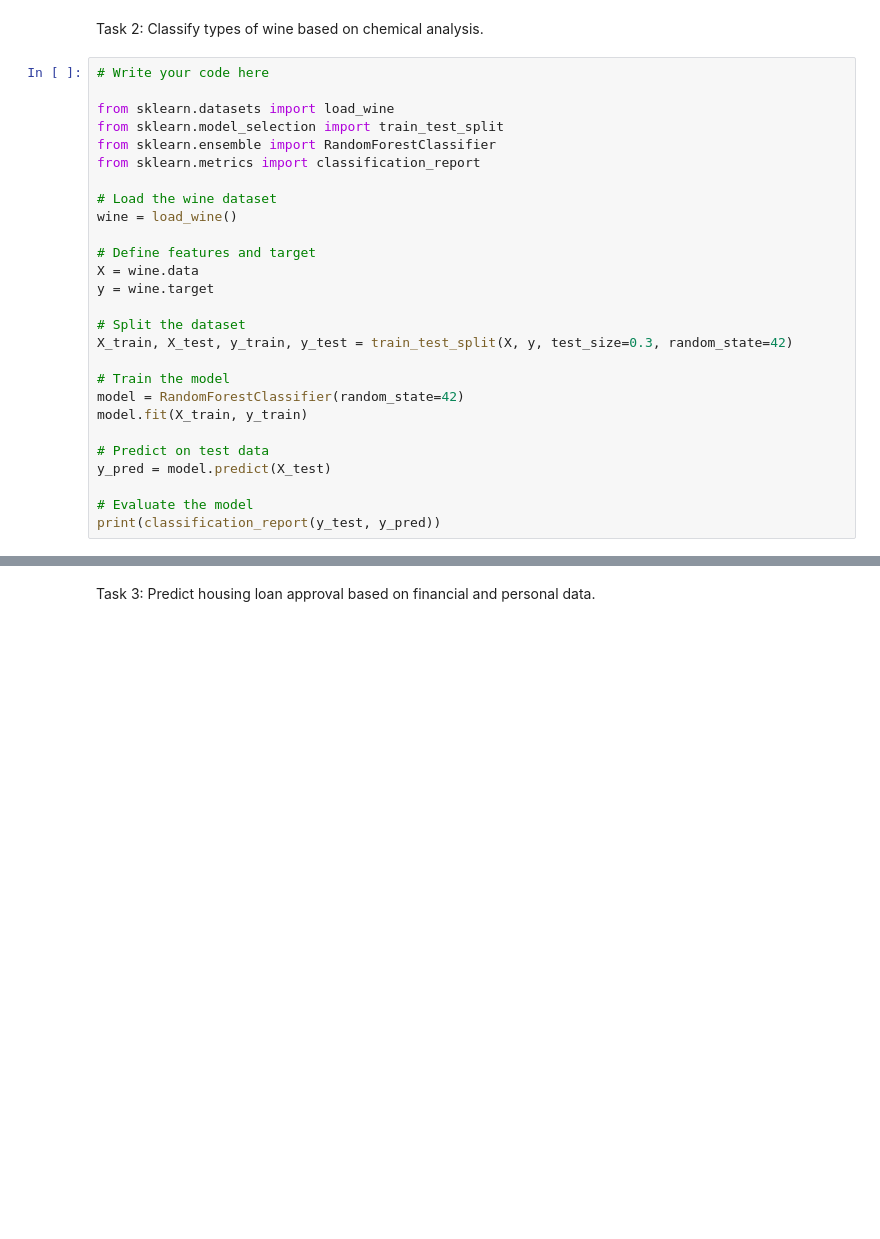
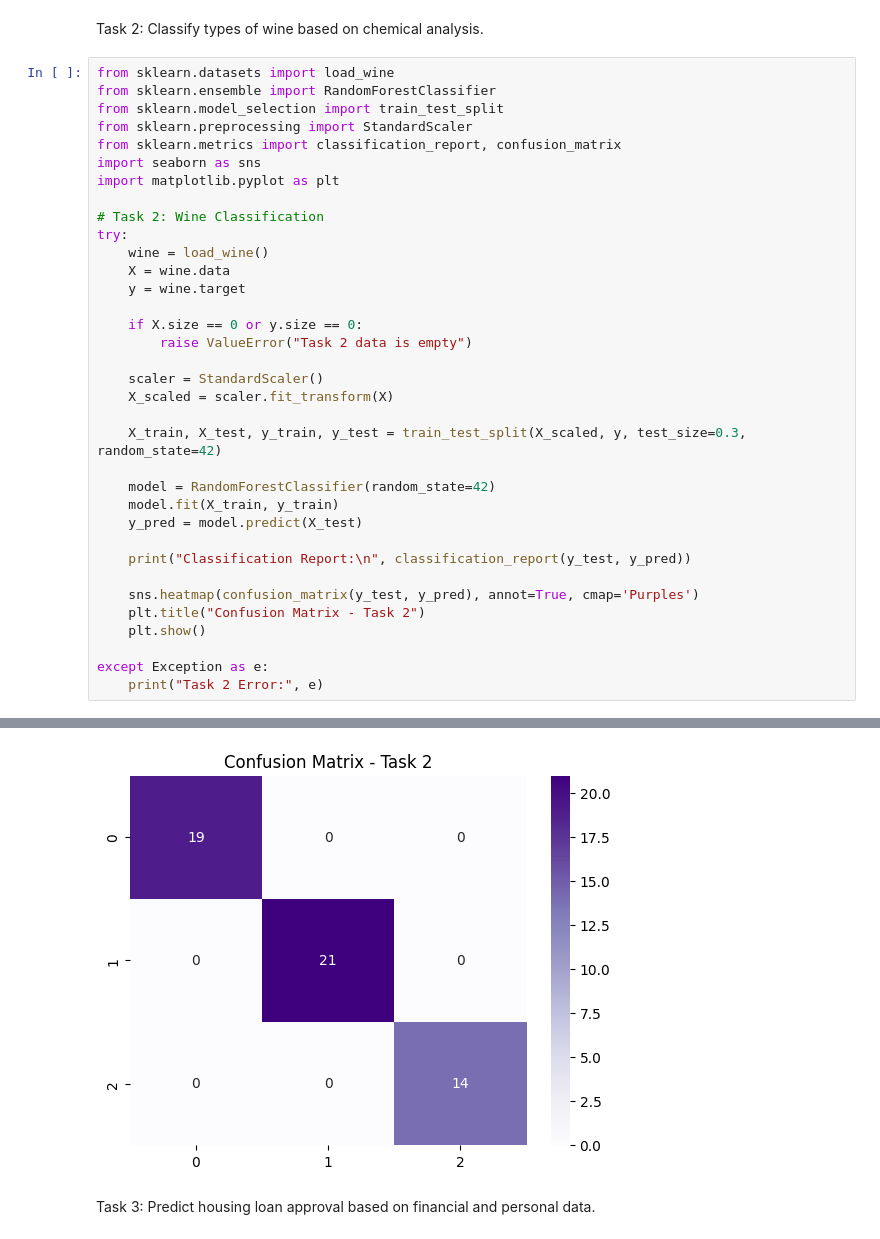
Before and after one commit to ananya20037/AI---ML, a Jupyter notebook: src/Module 5/Introduction to Classification Algorithms/Qn5.ipynb, the cells around one changed output, grey strips where cells are left out. Drawn from its saved outputs; the diff is of its cells as text; blank space fills up the shorter version.

```diff
--- a/src/Module 5/Introduction to Classification Algorithms/Qn5.ipynb
+++ b/src/Module 5/Introduction to Classification Algorithms/Qn5.ipynb
@@ -53,30 +75,38 @@ weighted avg       1.00      1.00      1.00         3
 # %% [markdown]
 Task 2: Classify types of wine based on chemical analysis.
 # %%
-# Write your code here
+from sklearn.datasets import load_wine
+from sklearn.ensemble import RandomForestClassifier
+from sklearn.model_selection import train_test_split
+from sklearn.preprocessing import StandardScaler
+from sklearn.metrics import classification_report, confusion_matrix
+import seaborn as sns
+import matplotlib.pyplot as plt
 
-from sklearn.datasets import load_wine
-from sklearn.model_selection import train_test_split
-from sklearn.ensemble import RandomForestClassifier
-from sklearn.metrics import classification_report
+# Task 2: Wine Classification
+try:
+    wine = load_wine()
+    X = wine.data
+    y = wine.target
 
-# Load the wine dataset
-wine = load_wine()
+    if X.size == 0 or y.size == 0:
+        raise ValueError("Task 2 data is empty")
 
-# Define features and target
-X = wine.data
-y = wine.target
+    scaler = StandardScaler()
+    X_scaled = scaler.fit_transform(X)
 
-# Split the dataset
-X_train, X_test, y_train, y_test = train_test_split(X, y, test_size=0.3, random_state=42)
+    X_train, X_test, y_train, y_test = train_test_split(X_scaled, y, test_size=0.3, random_state=42)
 
-# Train the model
-model = RandomForestClassifier(random_state=42)
-model.fit(X_train, y_train)
+    model = RandomForestClassifier(random_state=42)
+    model.fit(X_train, y_train)
+    y_pred = model.predict(X_test)
 
-# Predict on test data
-y_pred = model.predict(X_test)
+    print("Classification Report:\n", classification_report(y_test, y_pred))
 
-# Evaluate the model
-print(classification_report(y_test, y_pred))
+    sns.heatmap(confusion_matrix(y_test, y_pred), annot=True, cmap='Purples')
+    plt.title("Confusion Matrix - Task 2")
+    plt.show()
+
+except Exception as e:
+    print("Task 2 Error:", e)
 # %% [output]
@@ -84,11 +115,12 @@ print(classification_report(y_test, y_pred))
 
            0       1.00      1.00      1.00        19
            1       1.00      1.00      1.00        21
            2       1.00      1.00      1.00        14
 
     accuracy                           1.00        54
    macro avg       1.00      1.00      1.00        54
 weighted avg       1.00      1.00      1.00        54
+[figure, added]
 # %% [markdown]
 Task 3: Predict housing loan approval based on financial and personal data.
 # %%
```
Also changed, not shown: parts of 3 cells of this notebook.
